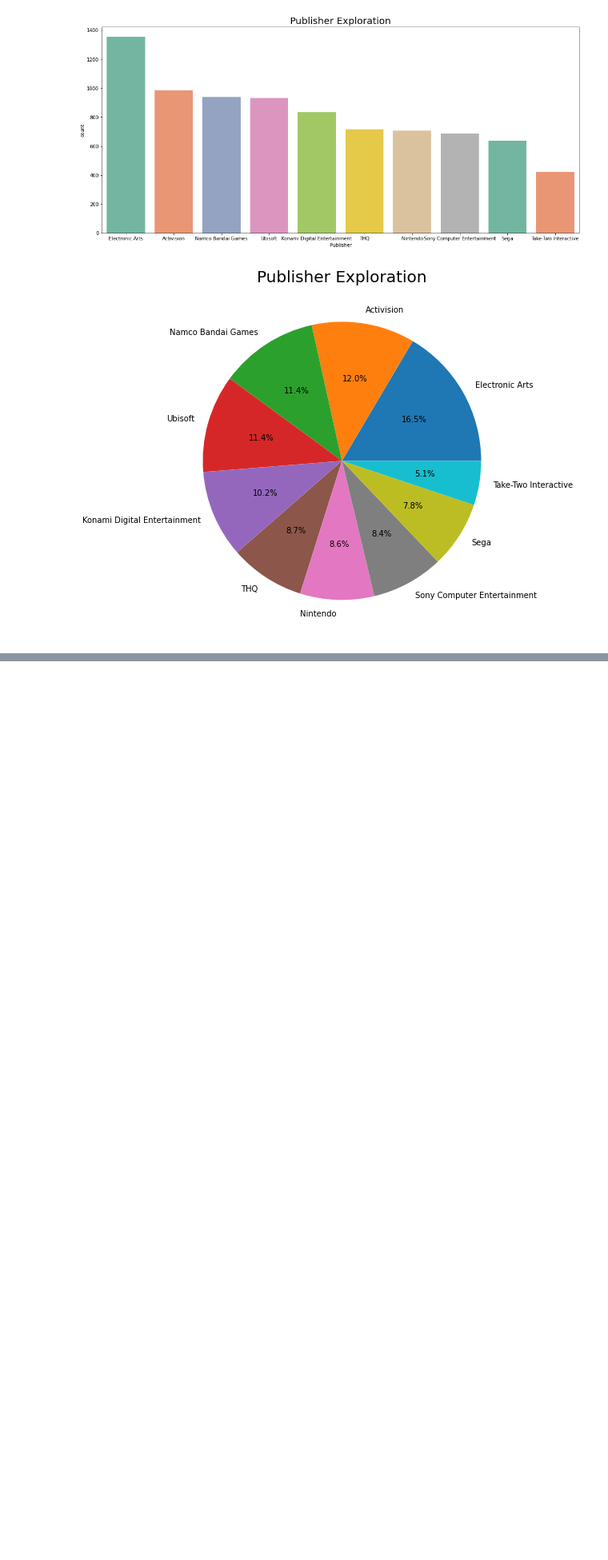
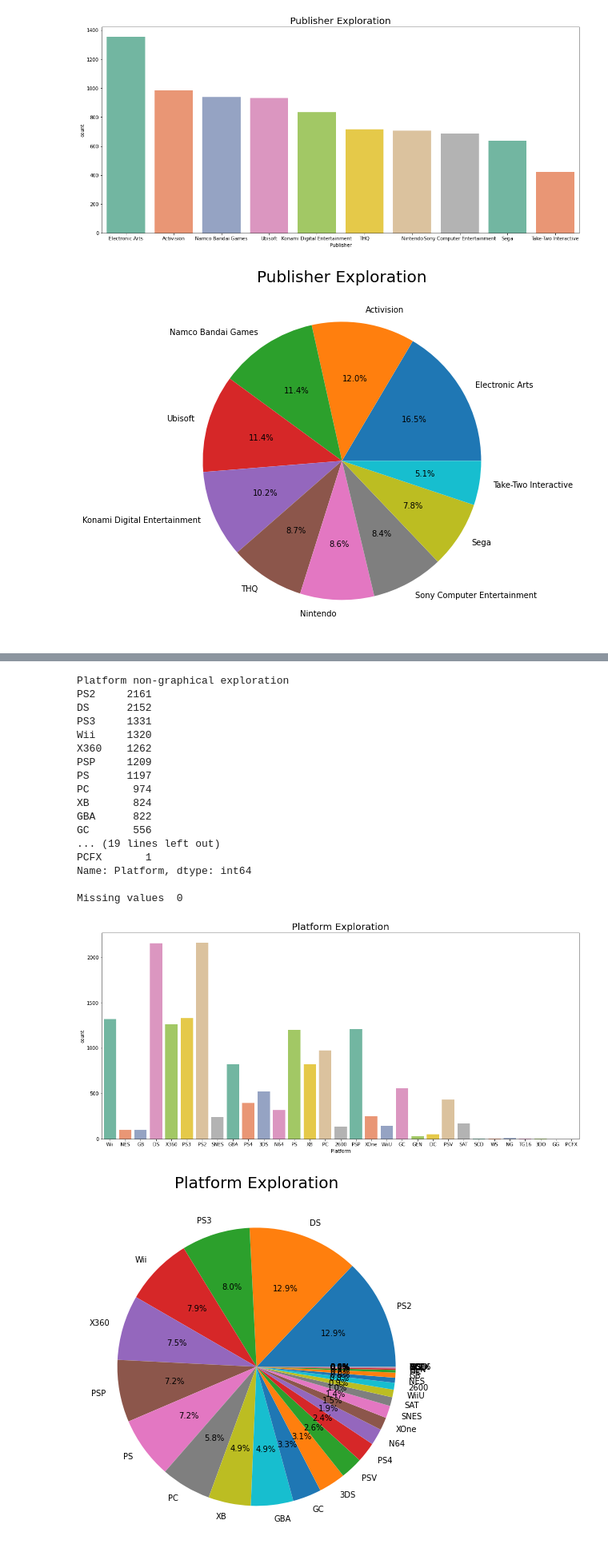
Before and after one commit to rushikeshnaik779/EDA, a Jupyter notebook: Video_Games_Sales.ipynb, the cells around one changed output, grey strips where cells are left out. Shown at 80% size. Cells and saved outputs as stored; diff of their text form; code cells hidden in the pictures; blank space fills up the shorter version.

```diff
--- a/Video_Games_Sales.ipynb
+++ b/Video_Games_Sales.ipynb
@@ -415,0 +465,37 @@ plt.show()
+# %%
+print('Platform non-graphical exploration')
+print(data['Platform'].value_counts(), '\n')
+print('Missing values ',data['Platform'].isnull().sum())
+
+
+
+plt.figure(figsize=(18, 8))
+sns.countplot(data['Platform'], palette='Set2')
+plt.title('Platform Exploration', size=20)
+plt.show()
+
+plt.figure(figsize=(18, 8))
+plt.pie(data['Platform'].value_counts(),
+        labels=data.Platform.value_counts().index, autopct="%.1f%%")
+plt.title('Platform Exploration', size=20)
+plt.show()
+# %% [output]
+Platform non-graphical exploration
+PS2     2161
+DS      2152
+PS3     1331
+Wii     1320
+X360    1262
+PSP     1209
+PS      1197
+PC       974
+XB       824
+GBA      822
+GC       556
+... (19 lines left out)
+PCFX       1
+Name: Platform, dtype: int64
+
+Missing values  0
+[figure, added]
+[figure, added]
```
Also changed, not shown: parts of 7 cells of this notebook.
